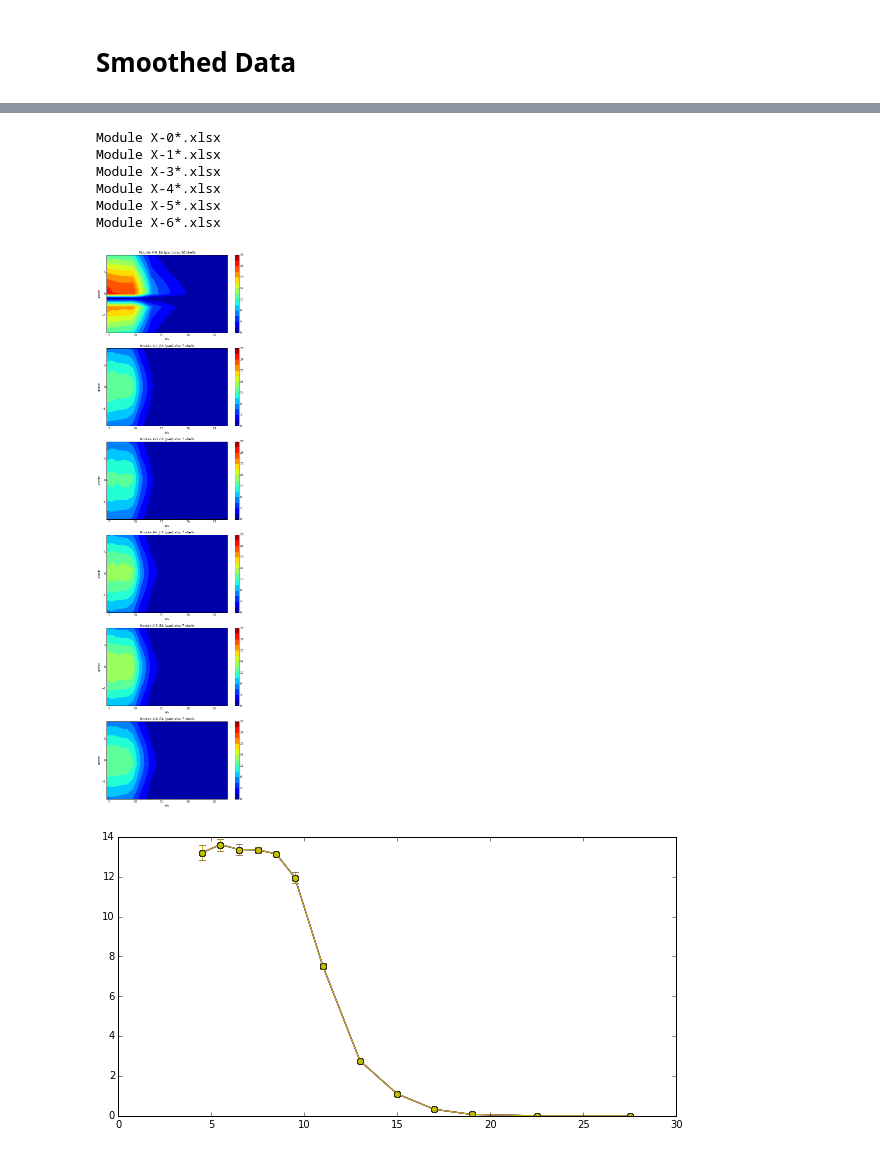
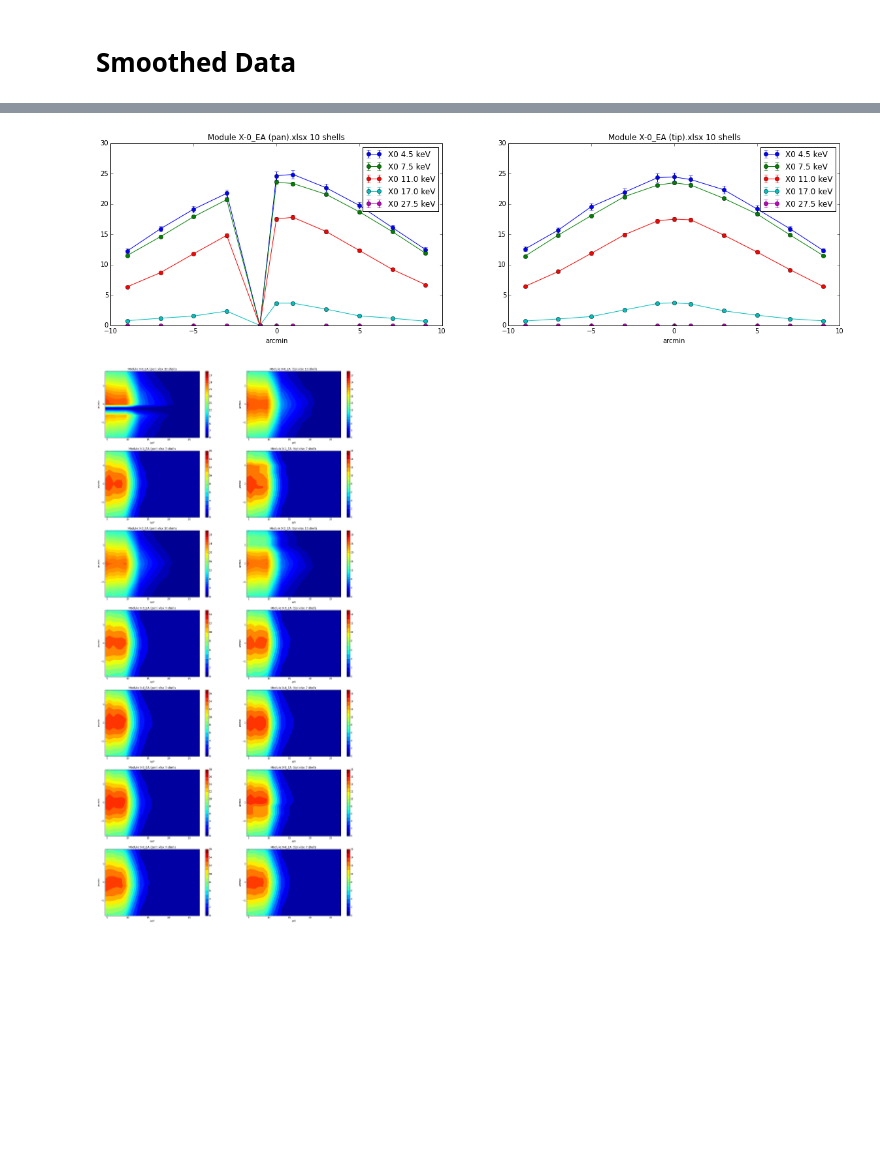
Before and after one commit to ehsteve/ipython-notebooks, a Jupyter notebook: FOXSI-2 Effective Area.ipynb, the cells around one changed output, grey strips where cells are left out. Cells and saved outputs as stored; diff of their text form; code cells hidden in the pictures; blank space fills up the shorter version.

```diff
--- a/FOXSI-2 Effective Area.ipynb
+++ b/FOXSI-2 Effective Area.ipynb
@@ -213,5 +142,0 @@ plt.title(a.names[0])
-# %%
-for i in np.arange(0, len(a.energies), 3):
-    a.plot_fov(i, kind='tilt')
-plt.legend()
-plt.title(a.names[1])
@@ -233,0 +147,3 @@ modules
+# %%
+for module in modules:
+    module.export()
@@ -233,0 +163,7 @@ modules
+# %%
+fig, axs = plt.subplots(1,2)
+fig.set_size_inches(20, 5)
+for i, kind in enumerate(['pan', 'tilt']):
+    for angle in modules[0].angles.value:
+        modules[0].plot_effective_area(angle, axes=axs[i], kind=kind)
+        axs[i].legend()
@@ -234,18 +172,17 @@ modules
+# %%
+fig, axs = plt.subplots(1,2)
+fig.set_size_inches(20, 5)
+for i, kind in enumerate(['pan', 'tilt']):
+    for j in np.arange(0, len(modules[0].energies), 3):
+        modules[0].plot_fov(j, kind=kind, axes=axs[i])
+        axs[i].legend()
+# %% [output]
+[figure, added]
 # %%
-fig, axs = plt.subplots(len(module_filenames), 1)
-fig.set_size_inches((10, 6 * len(module_filenames)))
-for i, module in enumerate(module):
-    module.contourf(axes=axs[i])
+fig, axs = plt.subplots(len(module_filenames), 2)
+fig.set_size_inches((20, 6 * len(module_filenames)))
+for j, kind in enumerate(['pan', 'tilt']):
+    for i, module in enumerate(modules):
+        module.contourf(axes=axs[i, j], kind=kind)
 # %% [output]
-Module X-0*.xlsx
-Module X-1*.xlsx
-Module X-3*.xlsx
-Module X-4*.xlsx
-Module X-5*.xlsx
-Module X-6*.xlsx
-[figure, old version]
+[figure, new version]
-# %%
-for i, module in enumerate(modules):
-    module.plot_effective_area(0)
-# %% [output]
-[figure, removed]
```
Also changed, not shown: parts of 20 cells of this notebook.
